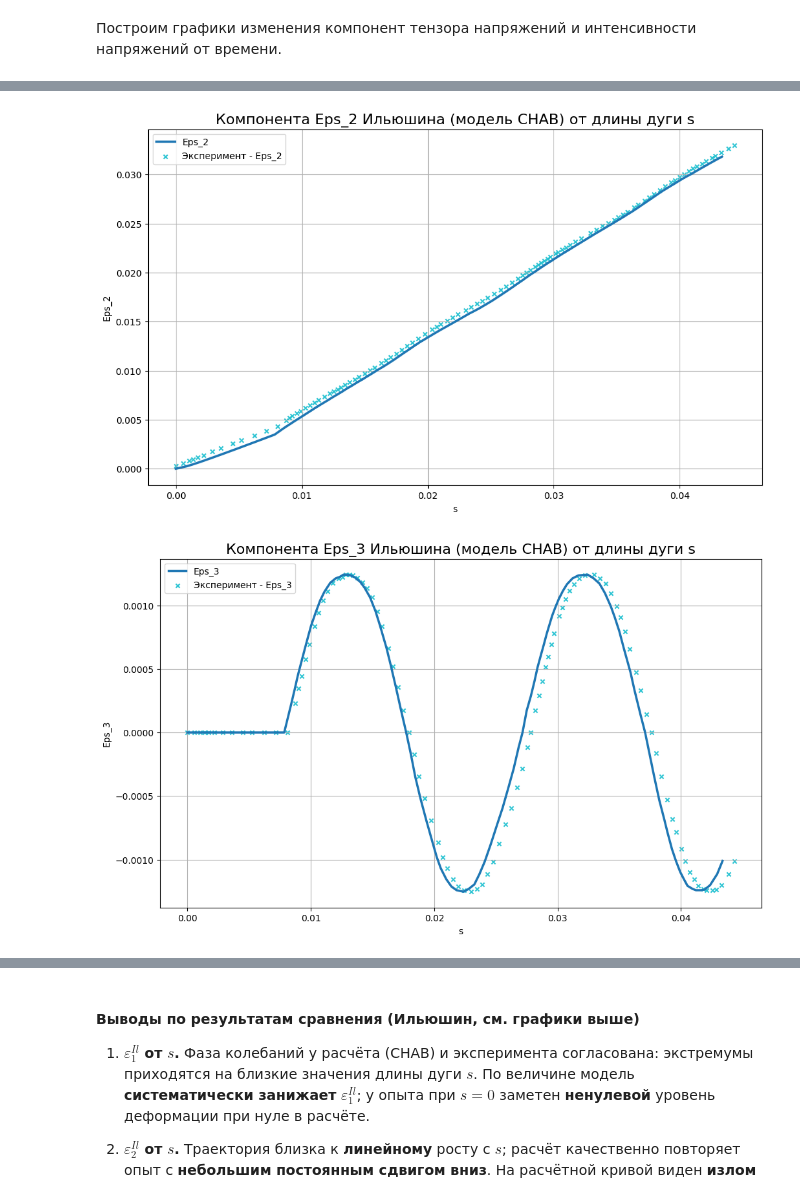
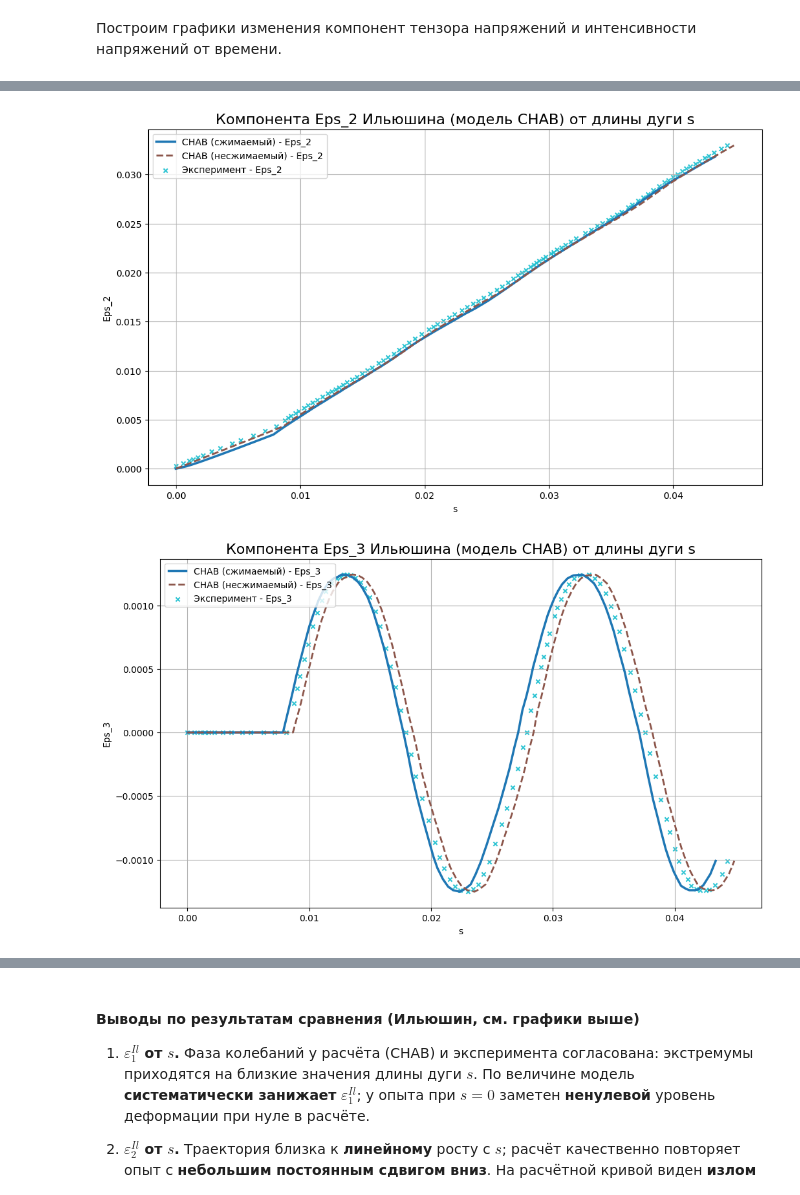
Before and after one commit to ArtemDos/complex_deformations, a Jupyter notebook: P29/experimental_vint/chab.ipynb, the cells around one changed output, grey strips where cells are left out. Saved outputs shown, nothing was run; the diff lists cells and outputs as text; code cells hidden in the pictures.

```diff
--- a/P29/experimental_vint/chab.ipynb
+++ b/P29/experimental_vint/chab.ipynb
@@ -31,6 +33,7 @@ real_experiment = calculate_von_mises_stress(
 from core.reader import read_ansys_csv
 
 numerical_experiment_chab = read_ansys_csv("chab.csv")
+numerical_experiment_chab_inc = read_ansys_csv("chab_incompressible.csv")
 # %%
 from core.visualizer import plot_xy
 
@@ -97,9 +103,15 @@ from core.calculations import (
 
 exp_il = prepare_ilushin_path_dataset(real_experiment, compressible=False)
 num_il = prepare_ilushin_path_dataset(numerical_experiment_chab, compressible=True)
+num_il_inc = prepare_ilushin_path_dataset(numerical_experiment_chab_inc, compressible=True)
+
+_il_pairs = [
+    (f"{model_name} (сжимаемый)", num_il),
+    (f"{model_name} (несжимаемый)", num_il_inc),
+]
 # %%
 plot_xy(
-    [(model_name, num_il)],
+    _il_pairs,
     "s",
     ["Eps_1"],
     f"Компонента Eps_1 Ильюшина (модель {model_name}) от длины дуги s",
@@ -108,7 +120,7 @@ plot_xy(
 )
 
 plot_xy(
-    [(model_name, num_il)],
+    _il_pairs,
     "s",
     ["Eps_2"],
     f"Компонента Eps_2 Ильюшина (модель {model_name}) от длины дуги s",
@@ -117,7 +129,7 @@ plot_xy(
 )
 
 plot_xy(
-    [(model_name, num_il)],
+    _il_pairs,
     "s",
     ["Eps_3"],
     f"Компонента Eps_3 Ильюшина (модель {model_name}) от длины дуги s",
@@ -129,4 +141,4 @@ plot_xy(
-[figure, old version]
+[figure, new version]
-[figure, old version]
+[figure, new version]
 # %%
 plot_xy(
```
Also changed, not shown: parts of 13 cells of this notebook, 4 other files.
